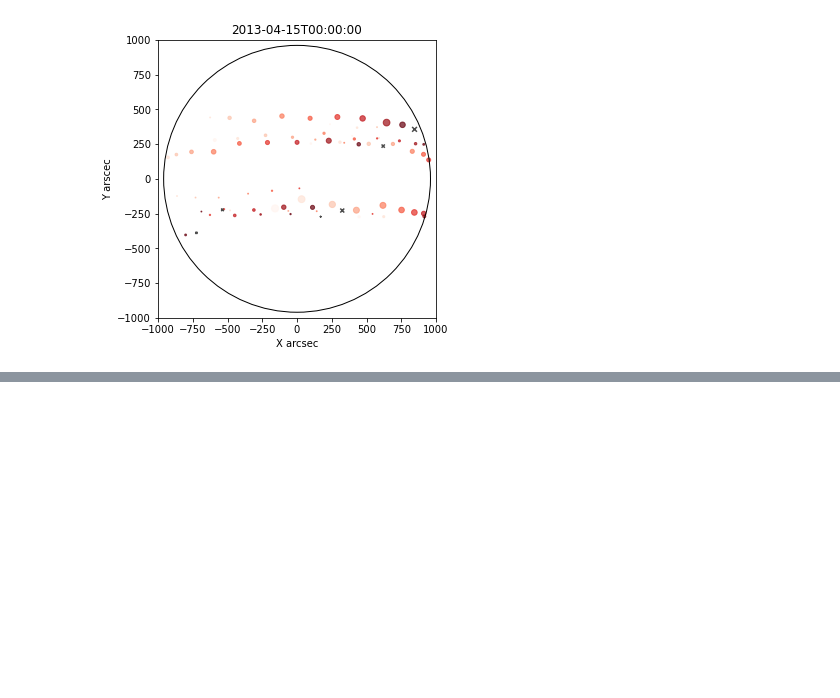
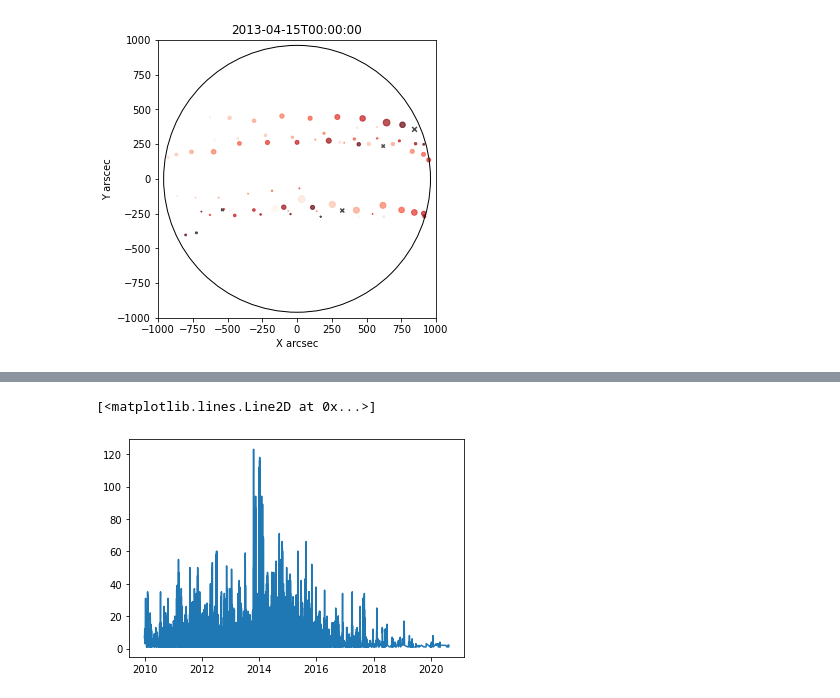
Before and after one commit to hayesla/SolarStatsStuff, a Jupyter notebook: ar_analysis/plotting_tests.ipynb, the cells around one changed output, grey strips where cells are left out. Cells and saved outputs as stored; diff of their text form; code cells hidden in the pictures; blank space fills up the shorter version.

```diff
--- a/ar_analysis/plotting_tests.ipynb
+++ b/ar_analysis/plotting_tests.ipynb
@@ -119,0 +133,5 @@ plot_for_date(1200)
+# %%
+plt.plot(tt, all_data['ar_numspots'])
+# %% [output]
+[<matplotlib.lines.Line2D at 0x...>]
+[figure, added]
```
Also changed, not shown: parts of 19 cells of this notebook, 4 other files.
